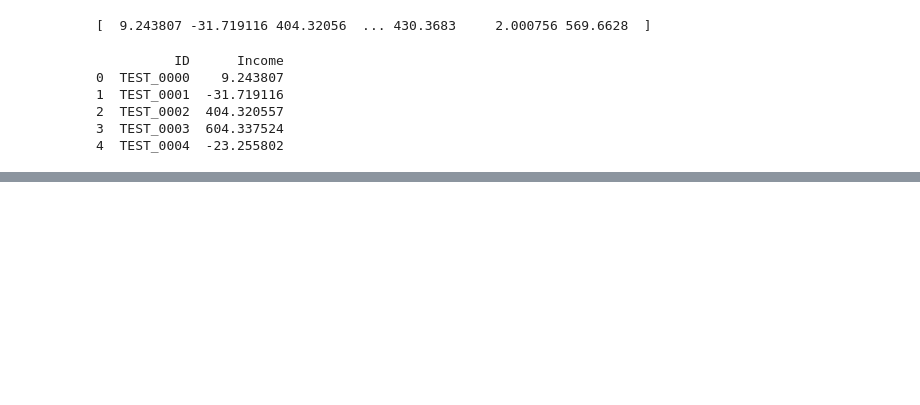
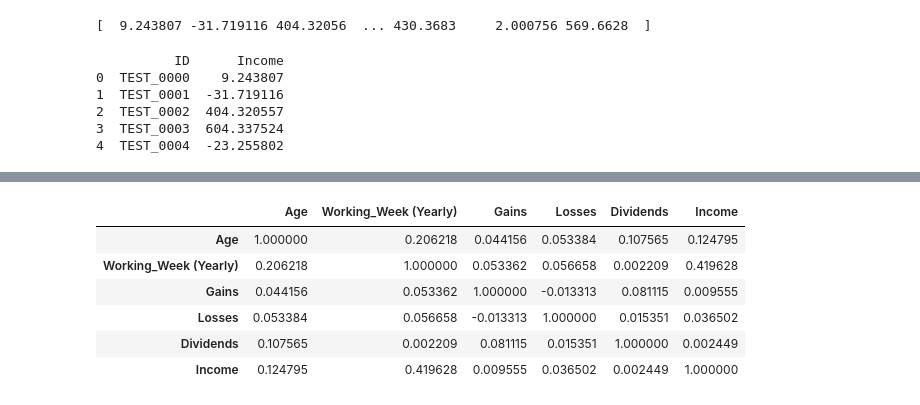
Before and after one commit to jinny908/Income-Prediction-AI-Hackathon, a Jupyter notebook: income-dacon.ipynb, the cells around one changed output, grey strips where cells are left out. Saved outputs shown, nothing was run; the diff lists cells and outputs as text; code cells hidden in the pictures; blank space fills up the shorter version.

```diff
--- a/income-dacon.ipynb
+++ b/income-dacon.ipynb
@@ -177,0 +194,10 @@ print(sample_submission.head())
+# %%
+train_data.corr()
+# %% [output]
+|  | Age | Working_Week (Yearly) | Gains | Losses | Dividends | Income |
+| Age | 1.000000 | 0.206218 | 0.044156 | 0.053384 | 0.107565 | 0.124795 |
+| Working_Week (Yearly) | 0.206218 | 1.000000 | 0.053362 | 0.056658 | 0.002209 | 0.419628 |
+| Gains | 0.044156 | 0.053362 | 1.000000 | -0.013313 | 0.081115 | 0.009555 |
+| Losses | 0.053384 | 0.056658 | -0.013313 | 1.000000 | 0.015351 | 0.036502 |
+| Dividends | 0.107565 | 0.002209 | 0.081115 | 0.015351 | 1.000000 | 0.002449 |
+| Income | 0.124795 | 0.419628 | 0.009555 | 0.036502 | 0.002449 | 1.000000 |
```
Also changed, not shown: parts of 13 cells of this notebook.
